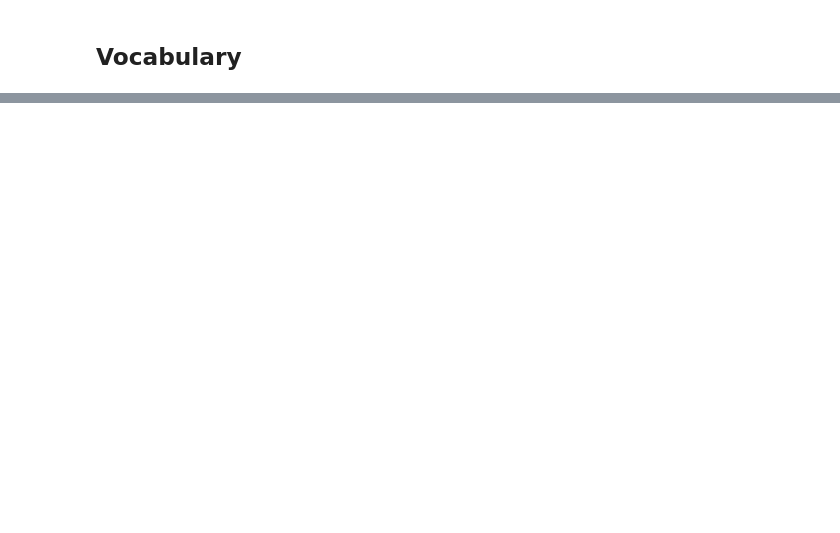
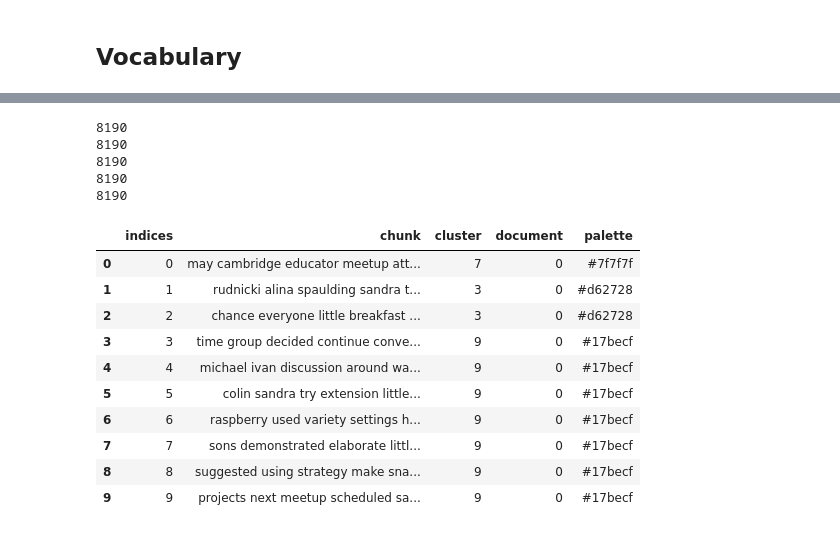
Before and after one commit to hgse-s435/final-project-Erin-c, a Jupyter notebook: Week10-Final_Project_Functions.ipynb, the cells around one changed output, grey strips where cells are left out. Cells and saved outputs as stored; diff of their text form; code cells hidden in the pictures; blank space fills up the shorter version.

```diff
--- a/Week10-Final_Project_Functions.ipynb
+++ b/Week10-Final_Project_Functions.ipynb
@@ -146,0 +592,52 @@ print(len(vocabulary))
+# %%
+labels = [kmeans_obj.labels_[i] for i in indices]
+# %%
+palette = [colors[labels[i]] for i in indices]
+# %%
+doc_id = []
+current_doc = 0
+next_doc = 1
+
+# we go through all the chunks
+for chunk in list_of_chunks:
+    next_doc = current_doc + 1
+    if next_doc == len(clean_docs):
+        doc_id.append(current_doc)
+    else:
+        if chunk in clean_docs[next_doc]:
+            current_doc += 1
+        doc_id.append(current_doc)
+# %%
+print(len(indices))
+print(len(list_of_chunks))
+print(len(labels))
+print(len(doc_id))
+print(len(palette))
+# %% [output]
+8190
+8190
+8190
+8190
+8190
+# %%
+master = {'indices': indices,
+          'chunk': list_of_chunks,
+          'cluster': labels,
+          'document': doc_id,
+          'palette': palette }
+# %%
+master_df = pd.DataFrame.from_dict(master)
+
+master_df.head(10)
+# %% [output]
+|  | indices | chunk | cluster | document | palette |
+| 0 | 0 | may cambridge educator meetup att... | 7 | 0 | #7f7f7f |
+| 1 | 1 | rudnicki alina spaulding sandra t... | 3 | 0 | #d62728 |
+| 2 | 2 | chance everyone little breakfast ... | 3 | 0 | #d62728 |
+| 3 | 3 | time group decided continue conve... | 9 | 0 | #17becf |
+| 4 | 4 | michael ivan discussion around wa... | 9 | 0 | #17becf |
+| 5 | 5 | colin sandra try extension little... | 9 | 0 | #17becf |
+| 6 | 6 | raspberry used variety settings h... | 9 | 0 | #17becf |
+| 7 | 7 | sons demonstrated elaborate littl... | 9 | 0 | #17becf |
+| 8 | 8 | suggested using strategy make sna... | 9 | 0 | #17becf |
+| 9 | 9 | projects next meetup scheduled sa... | 9 | 0 | #17becf |
```
Also changed, not shown: parts of 45 cells of this notebook, 1 other file.
